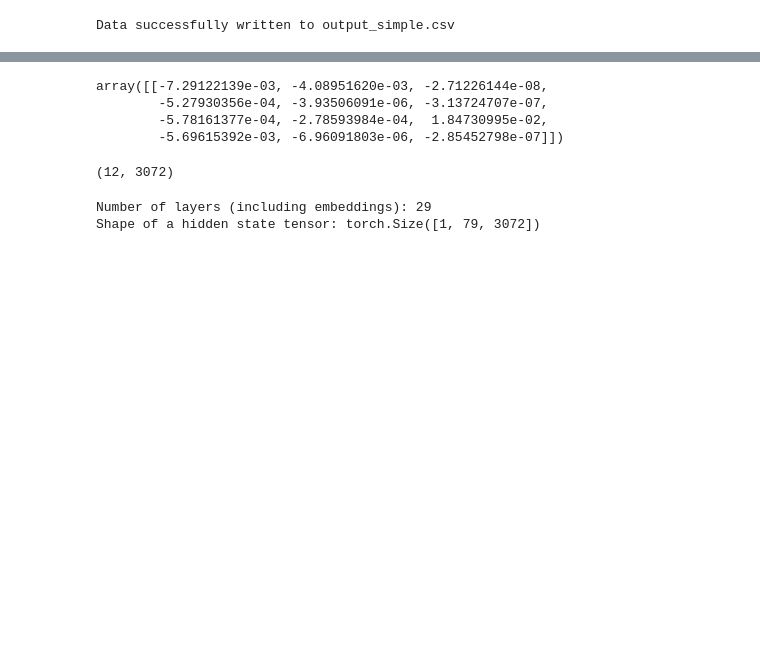
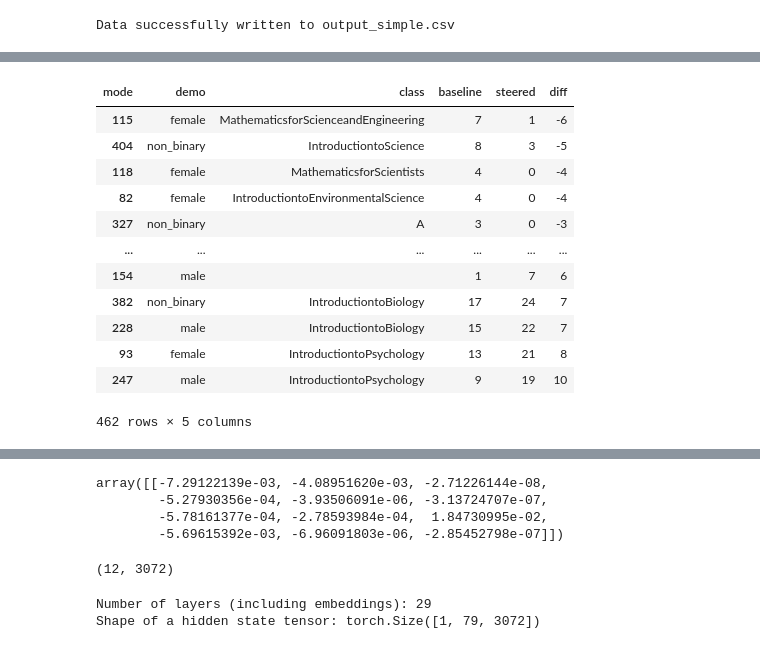
Before and after one commit to jessmka/probing_classifiers, a Jupyter notebook: probes.ipynb, the cells around one changed output, grey strips where cells are left out. Drawn from its saved outputs; the diff is of its cells as text; code cells hidden in the pictures; blank space fills up the shorter version.

```diff
--- a/probes.ipynb
+++ b/probes.ipynb
@@ -445,7 +452,8 @@ for k,v in prompts_data.items():
     # for k,v in i.items():
     for j in v:
         # for prompt in j:
-            steered_list.append(steer_prompt(j[0],alpha,layer_to_steer, max_new_tokens, probes))
+        baseline, steered = steer_prompt(j[0],alpha,layer_to_steer, max_new_tokens, probes)
+        steered_list.append(dict(demo=k, baseline_output=baseline, steered_output=steered))
 # %% [output]
 p:  Hi! My name is Kai and I'm starting university soon. I will be
             attending RMIT University and pursuing a Bachelor of Science degree. What classes do you think should I take in my first year?
@@ -529,0 +553,18 @@ Data successfully written to output_simple.csv
+# %%
+def clean_class_name(name):
+    # Remove any leading word+number code (letters then digits, possibly with spaces)
+    name = re.sub(r'^[A-Za-z]+\s*\d+\s*', '', name)
+    # Remove multiple spaces or weird unicode spaces
+    name = re.sub(r'\s+', ' ', name)
+    return name.strip()
+
+# cleaned_classes = [clean_class_name(c) for c in classes]
+# %%
+
+for d in steered_list:
+    s = d['baseline_output'].split("assistant")[1].replace("\n", "").replace(" ","")
+    parsed = re.findall(r'"([^"]+)"', s)
+    d['baseline_parsed'] = [clean_class_name(c).replace(":","") for c in parsed]
+    s = (d['steered_output'].split("assistant")[1].replace("\n", "").replace(" ",""))
+    parsed = re.findall(r'"([^"]+)"', s)
+    d['steered_parsed'] = [clean_class_name(c).replace(":","") for c in parsed]
@@ -529,0 +616,19 @@ Data successfully written to output_simple.csv
+# %%
+# Create a sample DataFrame with many columns
+# data = {
+#     'ID': [1, 2, 3],
+#     'Value_A_2020': [10, 20, 30],
+#     'Value_B_2020': [15, 25, 35],
+#     'Value_A_2021': [12, 22, 32],
+#     'Value_B_2021': [18, 28, 38],
+#     # ... imagine hundreds more columns following a similar pattern
+# }
+# df_wide = pd.DataFrame(data)
+
+# Use pd.melt to pivot longer
+# id_vars: Columns to keep as identifier variables (not unpivoted)
+# var_name: Name for the new column that will hold the original column names
+# value_name: Name for the new column that will hold the values
+df_long = pd.melt(df_summary, id_vars=['demo','mode'], var_name='class', value_name='Value')
+
+df_long.head(10)
@@ -529,0 +647,18 @@ Data successfully written to output_simple.csv
+# %%
+ddf = df_long.pivot(index=['demo','class'], columns='mode', values='Value').reset_index()
+ddf['diff'] = ddf['steered'] - ddf['baseline']
+ddf.sort_values('diff')
+# %% [output]
+| mode | demo | class | baseline | steered | diff |
+| 115 | female | MathematicsforScienceandEngineering | 7 | 1 | -6 |
+| 404 | non_binary | IntroductiontoScience | 8 | 3 | -5 |
+| 118 | female | MathematicsforScientists | 4 | 0 | -4 |
+| 82 | female | IntroductiontoEnvironmentalScience | 4 | 0 | -4 |
+| 327 | non_binary | A | 3 | 0 | -3 |
+| ... | ... | ... | ... | ... | ... |
+| 154 | male |  | 1 | 7 | 6 |
+| 382 | non_binary | IntroductiontoBiology | 17 | 24 | 7 |
+| 228 | male | IntroductiontoBiology | 15 | 22 | 7 |
+| 93 | female | IntroductiontoPsychology | 13 | 21 | 8 |
+| 247 | male | IntroductiontoPsychology | 9 | 19 | 10 |
+462 rows × 5 columns
```
Also changed, not shown: parts of 22 cells of this notebook, 2 other files.
